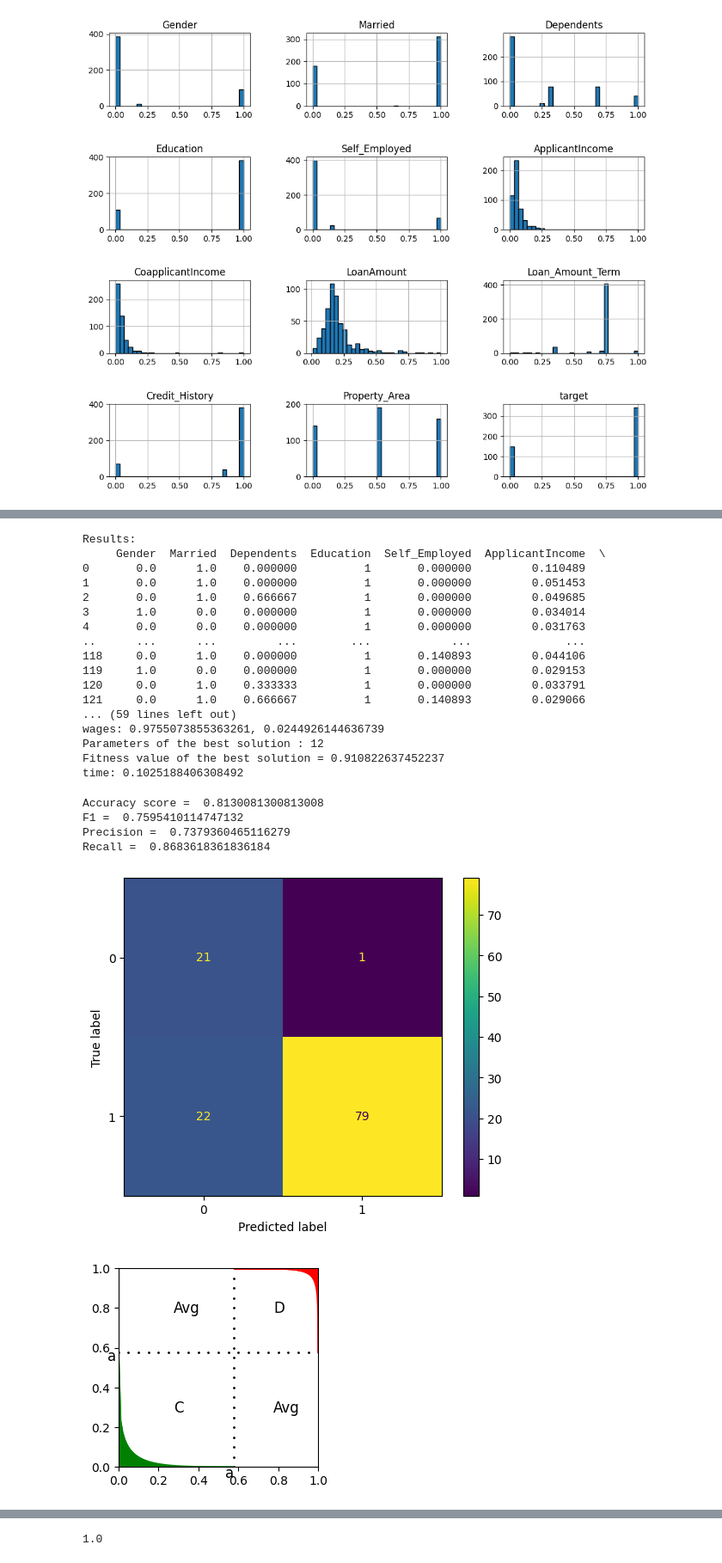
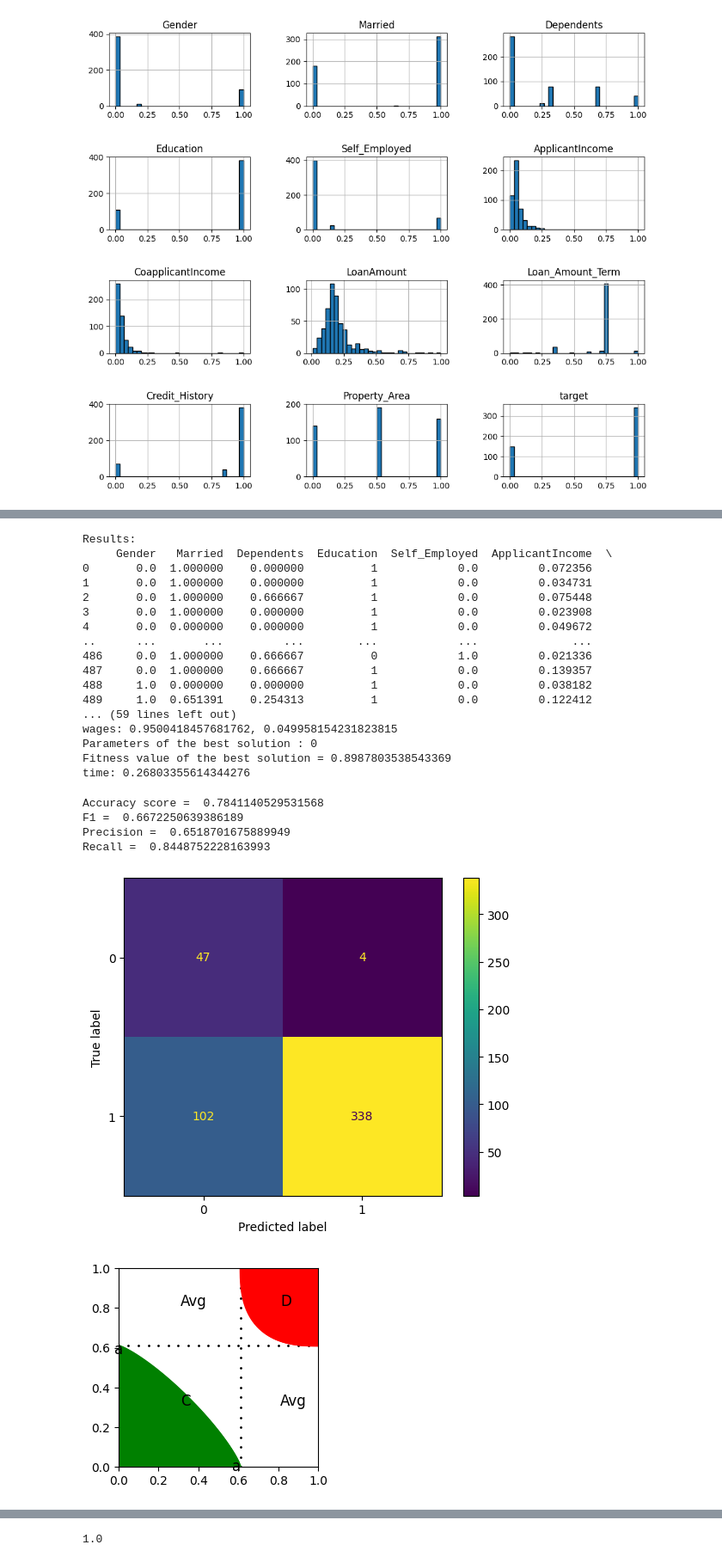
Before and after one commit to erikaminarikova/REFRESH, a Jupyter notebook: Example_10_ordinal_sums_loan_data_2classes_different_learning_methods.ipynb, the cells around one changed output, grey strips where cells are left out. Shown at 86% size. Saved outputs shown, nothing was run; the diff lists cells and outputs as text; code cells hidden in the pictures.

```diff
--- a/Example_10_ordinal_sums_loan_data_2classes_different_learning_methods.ipynb
+++ b/Example_10_ordinal_sums_loan_data_2classes_different_learning_methods.ipynb
@@ -237,7 +237,7 @@ def calculate_param_using_gen_alg(data: pd.DataFrame):
             value = np.abs(X[:, 0] - param[5])
             i = 6
             for j in range(n_features-1):
-                diff = np.abs(X[:, j] - param[i])
+                diff = np.abs(X[:, j+1] - param[i])
                 value = classification_vec(value, diff,
                                            param[0], param[1], param[2], param[3])
                 i += 1
@@ -289,7 +289,7 @@ def calculate_param_using_gen_alg(data: pd.DataFrame):
     value = np.abs(X[:, 0] - best_params[5])
     i = 6
     for j in range(n_features-1):
-        diff = np.abs(X[:, j] - best_params[i])
+        diff = np.abs(X[:, j+1] - best_params[i])
         value = classification_vec(value, diff,
                                    best_params[0], best_params[1], best_params[2], best_params[3])
         i += 1
@@ -442,3 +425,5 @@ df_train
+# %%
+df_train = data
 # %%
 start_time = time.time()
 merge_data, mean_error, kappa_result, lam_result, gamma_result, a_result, sol_param, solution_fitness, solution_idx = calculate_param_using_gen_alg(df_train)
@@ -452,22 +437,22 @@ print("Fitness value of the best solution = {solution_fitness}".format(solution_
 print('time:', (time.time()-start_time)/60)
 # %% [output]
 Results:
-     Gender  Married  Dependents  Education  Self_Employed  ApplicantIncome  \
-0       0.0      1.0    0.000000          1       0.000000         0.110489
-1       0.0      1.0    0.000000          1       0.000000         0.051453
-2       0.0      1.0    0.666667          1       0.000000         0.049685
-3       1.0      0.0    0.000000          1       0.000000         0.034014
-4       0.0      0.0    0.000000          1       0.000000         0.031763
-..      ...      ...         ...        ...            ...              ...
-118     0.0      1.0    0.000000          1       0.140893         0.044106
-119     1.0      0.0    0.000000          1       0.000000         0.029153
-120     0.0      1.0    0.333333          1       0.000000         0.033791
-121     0.0      1.0    0.666667          1       0.140893         0.029066
+     Gender   Married  Dependents  Education  Self_Employed  ApplicantIncome  \
+0       0.0  1.000000    0.000000          1            0.0         0.072356
+1       0.0  1.000000    0.000000          1            0.0         0.034731
+2       0.0  1.000000    0.666667          1            0.0         0.075448
+3       0.0  1.000000    0.000000          1            0.0         0.023908
+4       0.0  0.000000    0.000000          1            0.0         0.049672
+..      ...       ...         ...        ...            ...              ...
+486     0.0  1.000000    0.666667          0            1.0         0.021336
+487     0.0  1.000000    0.666667          1            0.0         0.139357
+488     1.0  0.000000    0.000000          1            0.0         0.038182
+489     1.0  0.651391    0.254313          1            0.0         0.122412
 ... (59 lines left out)
-wages: 0.9755073855363261, 0.0244926144636739
-Parameters of the best solution : 12
-Fitness value of the best solution = 0.910822637452237
-time: 0.1025188406308492
+wages: 0.9500418457681762, 0.049958154231823815
+Parameters of the best solution : 0
+Fitness value of the best solution = 0.8987803538543369
+time: 0.26803355614344276
 # %%
 def calculate_tests(target_values, value):
   print('Accuracy score = ', accuracy_score(target_values, value))
@@ -483,20 +468,20 @@ def calculate_tests(target_values, value):
 # tests for train dataset: testing_df
 calculate_tests(merge_data[["calc_value_class"]].values, merge_data[['target_class']].values)
 # %% [output]
-Accuracy score =  0.8130081300813008
-F1 =  0.7595410114747132
-Precision =  0.7379360465116279
-Recall =  0.8683618361836184
+Accuracy score =  0.7841140529531568
+F1 =  0.6672250639386189
+Precision =  0.6518701675889949
+Recall =  0.8448752228163993
-[figure, old version]
+[figure, new version]
 # %%
 # df = pd.DataFrame()
 # chart = view_chart(df, 0.2305, 0.8658, 3.7278, 0.9559)
 # chart = view_chart(0.5,1,1)
 
-chart = view_chart(0.576, 0.1413*2, 0.1663*2)
+chart = view_chart(a_result, lam_result, kappa_result)
 chart.show()
 # %% [output]
-[figure, old version]
+[figure, new version]
 # %%
 #to know -2 or -5 in loop - remove additional columns
 df_test = pd.read_csv('/content/drive/MyDrive/Colab Notebooks/data/loan_data_test.csv', sep=',')
```
Also changed, not shown: parts of 7 cells of this notebook.
